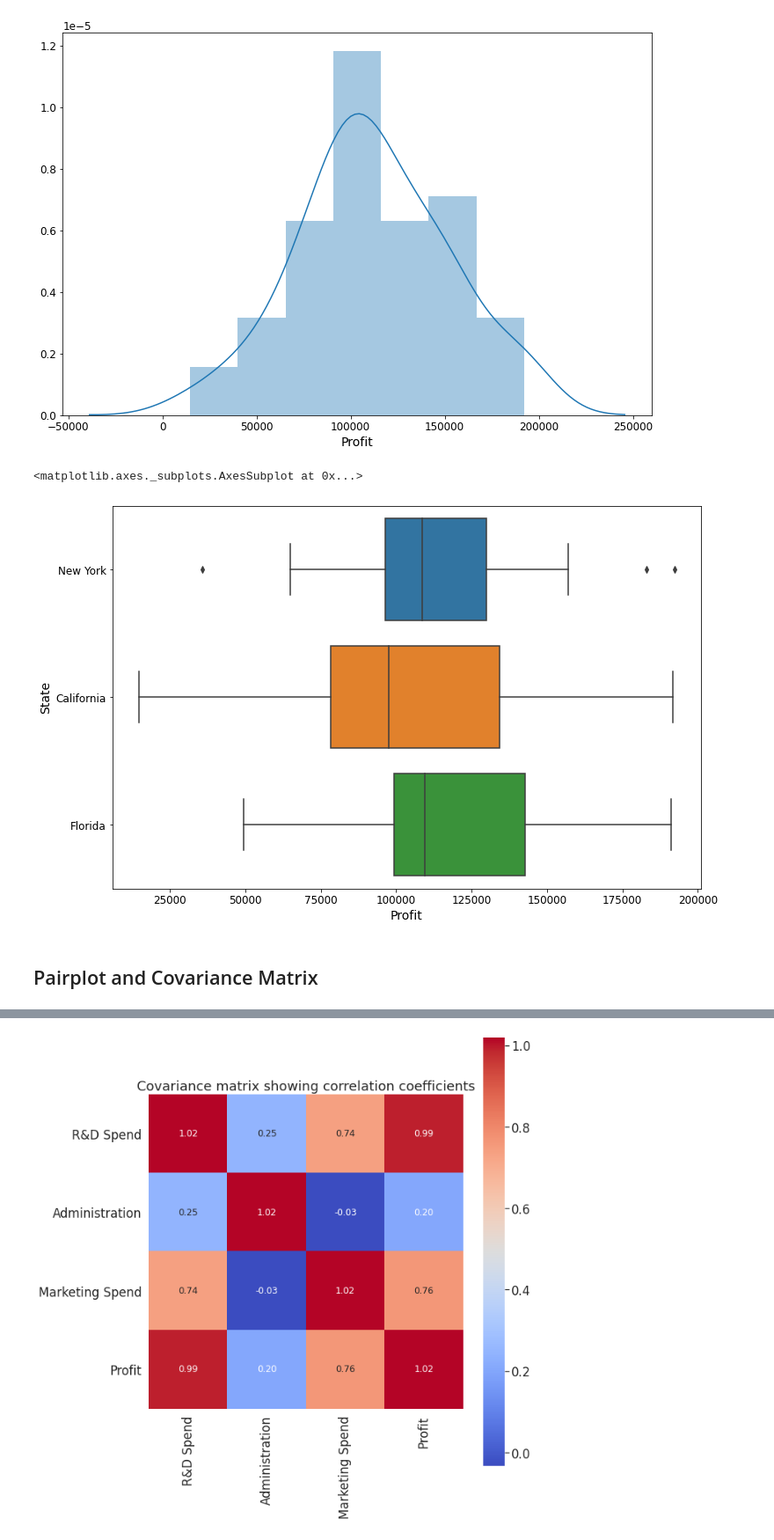
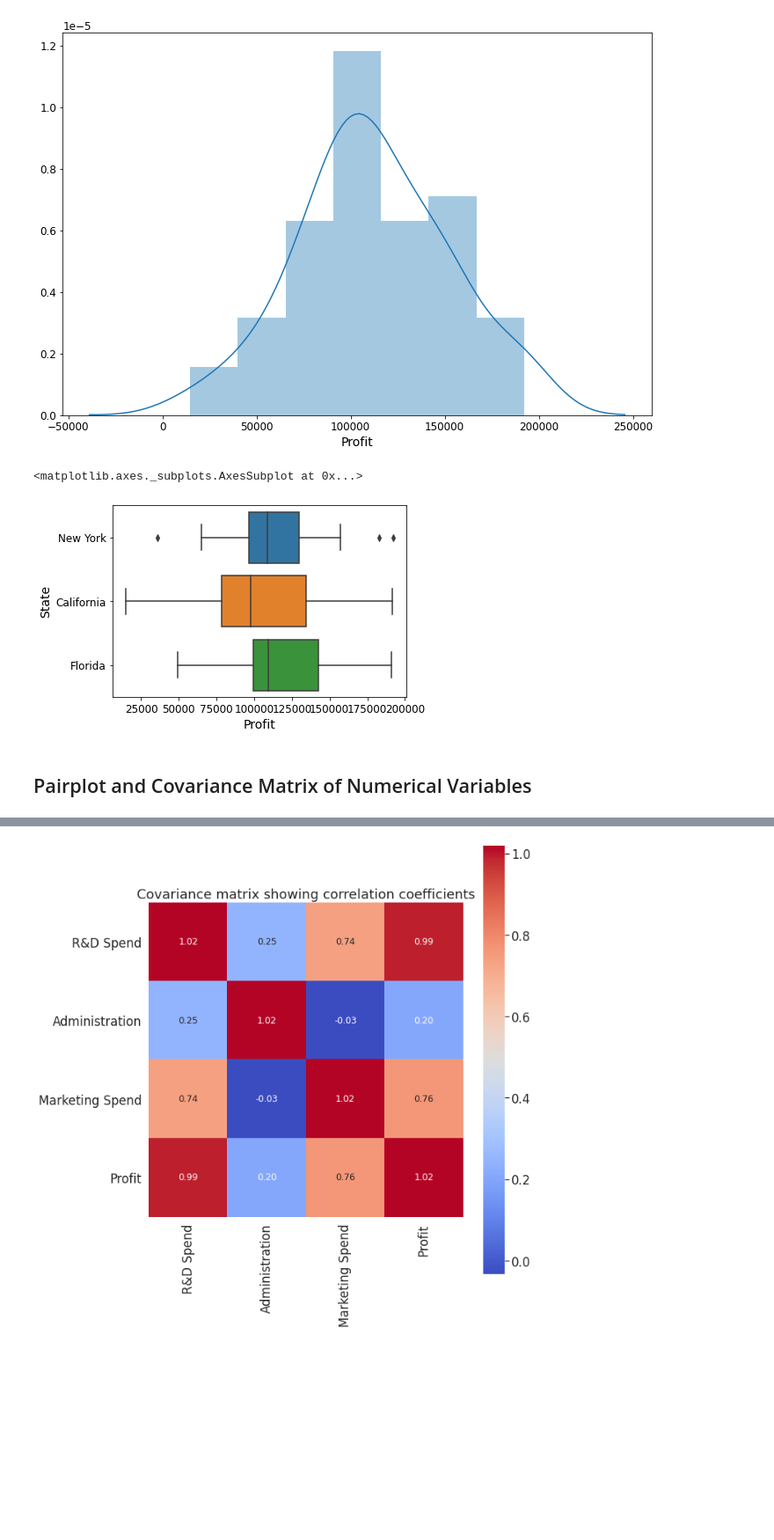
Before and after one commit to jnielsonresearch/Machine-Learning-Templates, a Jupyter notebook: Regression/Regression_models.ipynb, the cells around one changed output, grey strips where cells are left out. Shown at 88% size. Saved outputs shown, nothing was run; the diff lists cells and outputs as text; code cells hidden in the pictures; blank space fills up the shorter version.

```diff
--- a/Regression/Regression_models.ipynb
+++ b/Regression/Regression_models.ipynb
@@ -77,12 +77,12 @@ sns.distplot(dataset['Profit'])
 [figure]
 # %%
 # Profit by State
-plt.figure(figsize=(12,8))
+
 sns.boxplot(data=dataset, x='Profit',y='State')
 # %% [output]
 <matplotlib.axes._subplots.AxesSubplot at 0x...>
-[figure, old version]
+[figure, new version]
 # %% [markdown]
-## Pairplot and Covariance Matrix
+## Pairplot and Covariance Matrix of Numerical Variables
 # %%
 num_cols = dataset.select_dtypes('number').columns
```
Also changed, not shown: parts of 17 cells of this notebook.
